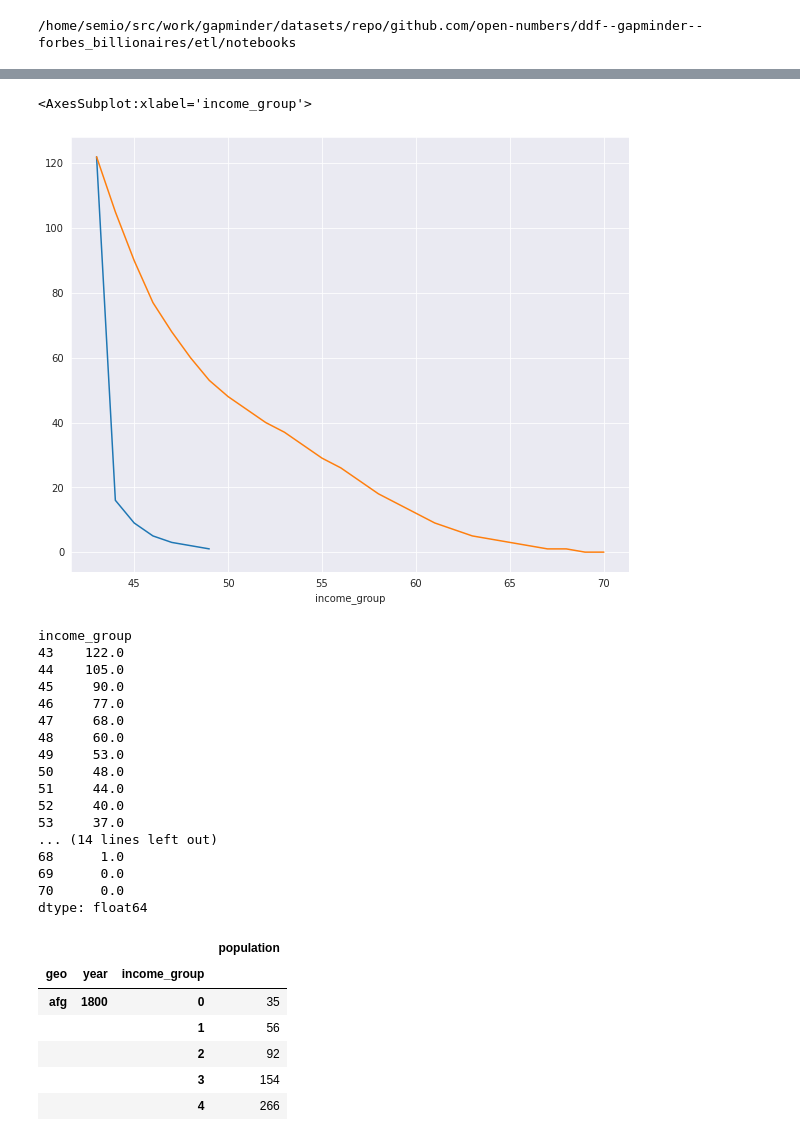
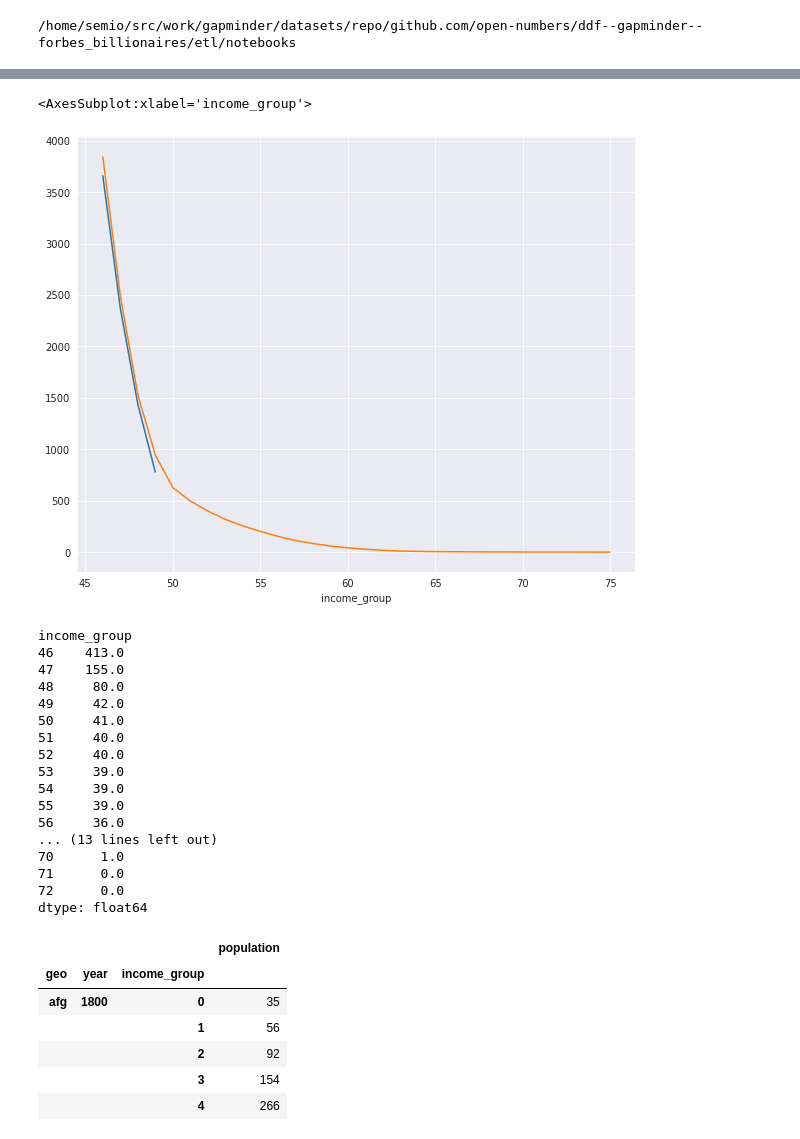
Before and after one commit to open-numbers/ddf--gapminder--billionaires, a Jupyter notebook: etl/notebooks/billionares_by_country.ipynb, the cells around one changed output, grey strips where cells are left out. Drawn from its saved outputs; the diff is of its cells as text; code cells hidden in the pictures.

```diff
--- a/etl/notebooks/billionares_by_country.ipynb
+++ b/etl/notebooks/billionares_by_country.ipynb
@@ -88,6 +88,9 @@ def bracket_number_to_income(n):
     return np.power(2, p)
 # %%
 income = pd.read_csv('../../ddf--datapoints--annual_income--by--person--year.csv')
+# %%
+income = income.sort_values(by=['gm_id', 'year'])
+income.columns = ['person', 'year', 'annual_income']  # FIXME
 # %%
 income.year.unique()
 # %% [output]
@@ -173,8 +176,16 @@ get_inflation_rate(2011)
 
 person_to_geo = ppl.set_index('person')['geo'].to_dict()
 
+def _f(x):
+    if x in person_to_geo:
+        res = person_to_geo[x]
+        if ';' in res:
+            return res.split(';')[0]
+        return res
+    return np.nan
+
 df = income.copy()
-df['geo'] = df['person'].map(lambda x: person_to_geo[x])
+df['geo'] = df['person'].map(_f)
 # %%
 def annual_income_to_group(i, y):
     daily = i / 365.0
@@ -426,7 +455,8 @@ res_.loc['usa', 2020].plot()
 <AxesSubplot:xlabel='income_group'>
 [figure]
 # %%
-im = pd.read_csv('../../../ddf--worldbank--povcalnet/income_mountain/ddf--datapoints--population--by--geo--time--income_bracket_50.csv')
+im = pd.read_csv('../../../ddf--worldbank--povcalnet/etl/datapoints/ddf--datapoints--population--by--geo--time--income_bracket_50.csv')
+# im = pd.read_csv('../../../ddf--worldbank--povcalnet/income_mountain/ddf--datapoints--population--by--geo--time--income_bracket_50.csv')
 # %%
 im = im.set_index(['geo', 'time', 'income_bracket_50'])
 # %%
@@ -549,7 +580,7 @@ def create_shape(wb, fb):
     res = pd.concat([wb_input.loc[:begin_idx-1], ser_new])
     return res
 # %%
-geo, time = ['can', 2020]
+geo, time = ['gbr', 2020]
 fb = res_.loc[geo, time].copy()
 wb = im.loc[geo, time].copy()
 # %%
@@ -578,29 +600,29 @@ dtype: float64
 # %%
-k = 43
+k = 46
 wb['population'].loc[k:].plot()
 res_shape.loc[k:].plot()
 # %% [output]
 <AxesSubplot:xlabel='income_group'>
-[figure, old version]
+[figure, new version]
 # %%
 res_shape.loc[k:]
 # %% [output]
 income_group
-43    122.0
-44    105.0
-45     90.0
-46     77.0
-47     68.0
-48     60.0
-49     53.0
-50     48.0
-51     44.0
+46    413.0
+47    155.0
+48     80.0
+49     42.0
+50     41.0
+51     40.0
 52     40.0
-53     37.0
-... (14 lines left out)
-68      1.0
-69      0.0
-70      0.0
+53     39.0
+54     39.0
+55     39.0
+56     36.0
+... (13 lines left out)
+70      1.0
+71      0.0
+72      0.0
 dtype: float64
 # %%
 im.index.names = ['geo', 'year', 'income_group']
```
Also changed, not shown: parts of 31 cells of this notebook, 7 other files.
